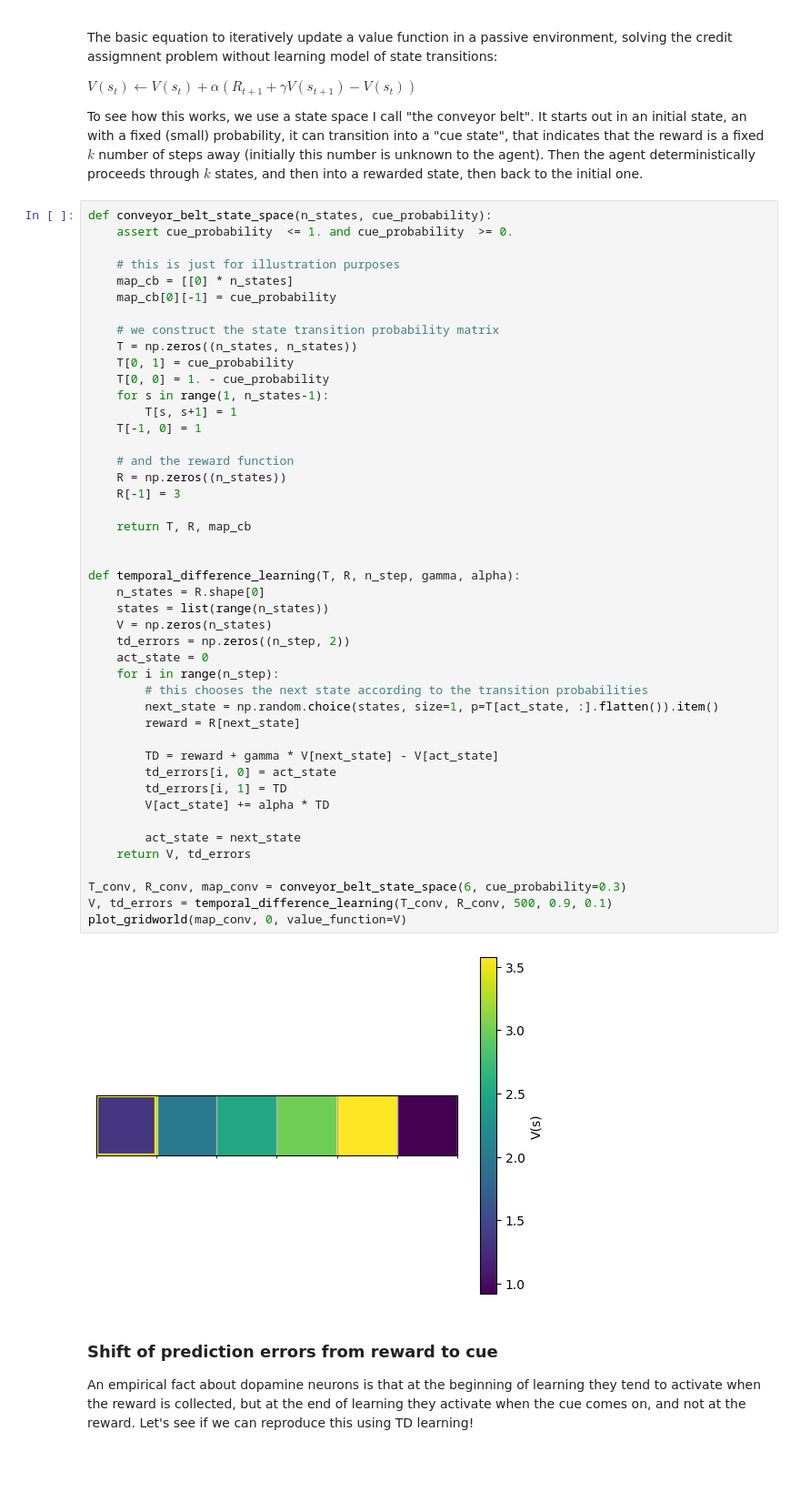
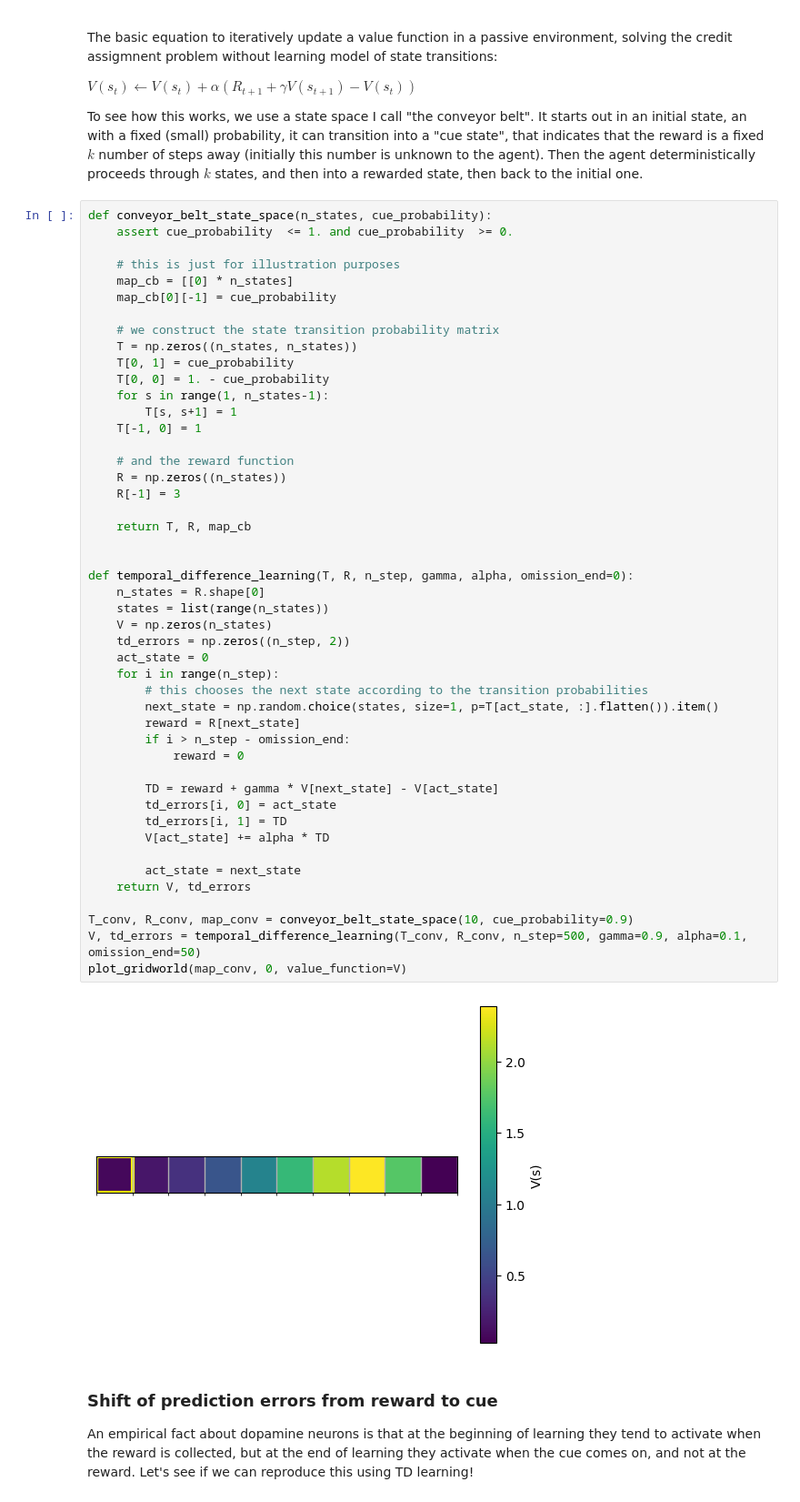
Before and after one commit to mihalybanyai/ait-compneuro-assignments, a Jupyter notebook: AIT26_Tutorial4_RL.ipynb, the cells around one changed output. Shown at 91% size. Saved outputs shown, nothing was run; the diff lists cells and outputs as text; blank space fills up the shorter version.

```diff
--- a/AIT26_Tutorial4_RL.ipynb
+++ b/AIT26_Tutorial4_RL.ipynb
@@ -162,37 +162,39 @@ def conveyor_belt_state_space(n_states, cue_probability):
         T[s, s+1] = 1
     T[-1, 0] = 1
 
     # and the reward function
     R = np.zeros((n_states))
     R[-1] = 3
 
     return T, R, map_cb
 
 
-def temporal_difference_learning(T, R, n_step, gamma, alpha):
+def temporal_difference_learning(T, R, n_step, gamma, alpha, omission_end=0):
     n_states = R.shape[0]
     states = list(range(n_states))
     V = np.zeros(n_states)
     td_errors = np.zeros((n_step, 2))
     act_state = 0
     for i in range(n_step):
         # this chooses the next state according to the transition probabilities
         next_state = np.random.choice(states, size=1, p=T[act_state, :].flatten()).item()
         reward = R[next_state]
+        if i > n_step - omission_end:
+            reward = 0
 
         TD = reward + gamma * V[next_state] - V[act_state]
         td_errors[i, 0] = act_state
         td_errors[i, 1] = TD
         V[act_state] += alpha * TD
 
         act_state = next_state
     return V, td_errors
 
-T_conv, R_conv, map_conv = conveyor_belt_state_space(6, cue_probability=0.3)
-V, td_errors = temporal_difference_learning(T_conv, R_conv, 500, 0.9, 0.1)
+T_conv, R_conv, map_conv = conveyor_belt_state_space(10, cue_probability=0.9)
+V, td_errors = temporal_difference_learning(T_conv, R_conv, n_step=500, gamma=0.9, alpha=0.1, omission_end=50)
 plot_gridworld(map_conv, 0, value_function=V)
 # %% [output]
-[figure, old version]
+[figure, new version]
 # %% [markdown]
 ### Shift of prediction errors from reward to cue
 
```
Also changed, not shown: parts of 3 cells of this notebook.
